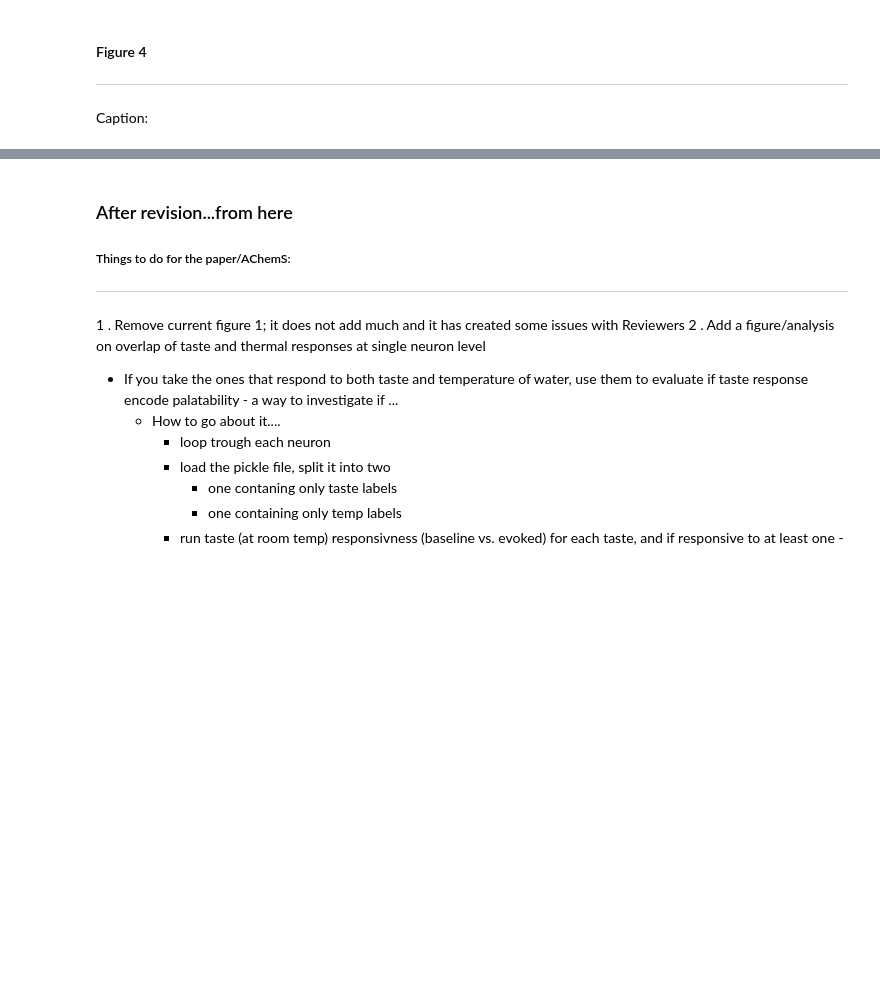
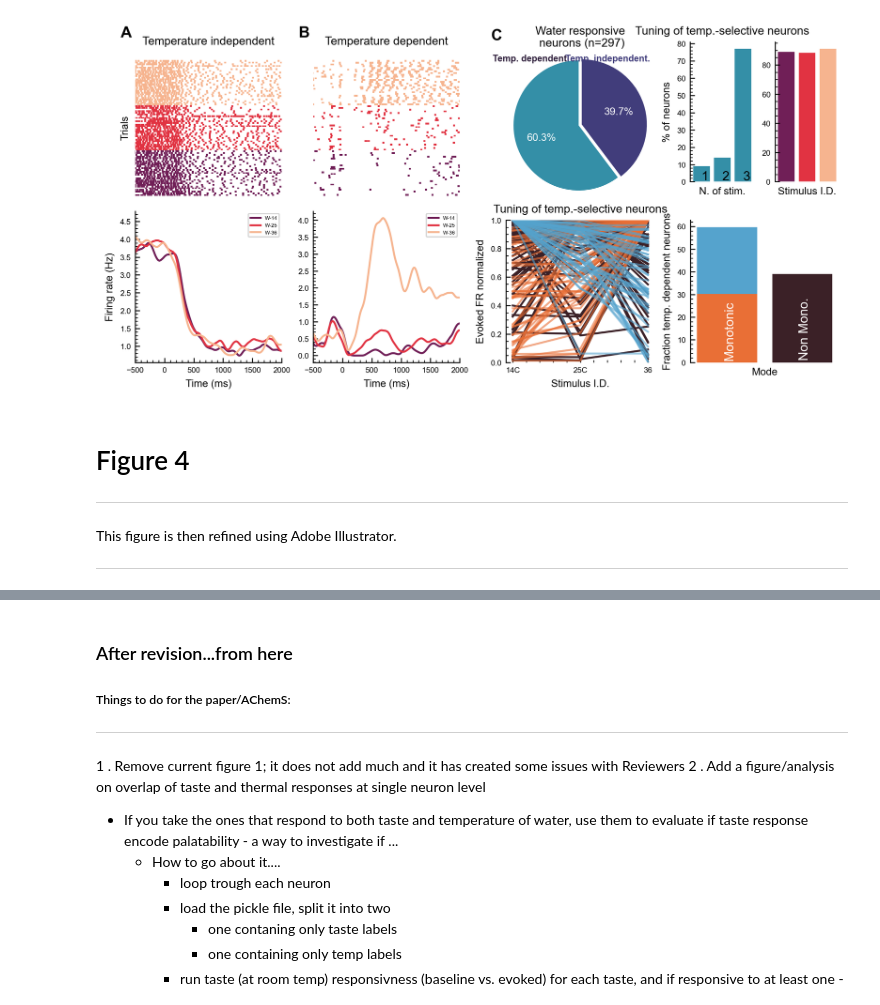
Before and after one commit to vincisLab/thermalGC, a Jupyter notebook: Bouaichi_Odegaard_Neese_Vincis.ipynb, the cells around one changed output, grey strips where cells are left out. Saved outputs shown, nothing was run; the diff lists cells and outputs as text; code cells hidden in the pictures; blank space fills up the shorter version.

```diff
--- a/Bouaichi_Odegaard_Neese_Vincis.ipynb
+++ b/Bouaichi_Odegaard_Neese_Vincis.ipynb
@@ -142,5 +137,2 @@ Figure_1G(three,three_one,three_two,three_three,min_Trial_3,
 
 Caption:
-# %%
-Main_Temp_Resp    = Main_Temp[(Main_Temp['resp_Cold_']==1) | (Main_Temp['resp_Hot_']==1) | (Main_Temp['resp_Room_']==1)]
-len(Main_Temp_Resp)
@@ -184,70 +156,53 @@ Caption:
 # %%
-import pandas as pd
-import pickle
-from Script2 import extr_responsivness_wilcoxon_and_tuning
-
-import numpy as np
-
-mouse          = 'CB303'
-Date           = '061722'
-fileName       = 'SU_Analysis/allN.pickle'
-
-df_allN        = pd.read_pickle(filePath/mouse/Date/fileName)
+fileName       = 'AllN_3A_1.pickle'
+df_allN        = pd.read_pickle(filePath/'Data'/fileName)
 df_allN_smooth = smooth_all_spike_trains(df_allN, 300)
 
 three,three_one,three_two,three_three,min_Trial_3 = snippet_fig2_2(df_allN,df_allN_smooth,neuron=4)
 
-mouse          = 'CB280'
-Date           = '121721'
-fileName       = 'SU_Analysis/allN.pickle'
-
-df_allN        = pd.read_pickle(filePath/mouse/Date/fileName)
+fileName       = 'AllN_3A_2.pickle'
+df_allN        = pd.read_pickle(filePath/'Data'/fileName)
 df_allN_smooth = smooth_all_spike_trains(df_allN, 300)
 
 four,four_one,four_two,four_three,min_Trial_4 = snippet_fig2_2(df_allN,df_allN_smooth,neuron=1)
-
-Fin_2 = extr_responsivness_wilcoxon_and_tuning(filePath)
-
-Main_Temp['T3_0'] = Fin_2[:,0]
-Main_Temp['T3_1'] = Fin_2[:,1]
-Main_Temp['T3_2'] = Fin_2[:,2]
-
-Main_Temp_Resp    = Main_Temp[(Main_Temp['resp_Cold_']==1) | (Main_Temp['resp_Hot_']==1) | (Main_Temp['resp_Room_']==1)]
 
 Resp_sel = Main_Temp_Resp[Main_Temp_Resp['flag_Temp']==True].reset_index()
 Resp_unsel = Main_Temp_Resp[Main_Temp_Resp['flag_Temp']==False]
 
 one_d =  100*(sum(Resp_sel[['resp_Cold_','resp_Room_','resp_Hot_']].T.sum()==1)/len(Resp_sel))
 two_d = 100*(sum(Resp_sel[['resp_Cold_','resp_Room_','resp_Hot_']].T.sum()==2)/len(Resp_sel))
 three_d = 100*(sum(Resp_sel[['resp_Cold_','resp_Room_','resp_Hot_']].T.sum()==3)/len(Resp_sel))
 
 cold_perc = 100*(Resp_sel[['resp_Cold_','resp_Room_','resp_Hot_']].sum()[0]/len(Resp_sel))
 room_perc = 100*(Resp_sel[['resp_Cold_','resp_Room_','resp_Hot_']].sum()[1]/len(Resp_sel))
 hot_perc = 100*(Resp_sel[['resp_Cold_','resp_Room_','resp_Hot_']].sum()[2]/len(Resp_sel))
 
 df_test = Resp_sel[['T3_0','T3_2','T3_1']]
 df_test_1  = df_test[(df_test['T3_0']<df_test['T3_2'])&(df_test['T3_2']<df_test['T3_1'])]
 df_test_11 = df_test[(df_test['T3_0']<df_test['T3_2'])&(df_test['T3_2']==df_test['T3_1'])]
 df_test_111= df_test[(df_test['T3_0']==df_test['T3_2'])&(df_test['T3_2']<df_test['T3_1'])]
 
 df_test_2  = df_test[(df_test['T3_0']>df_test['T3_2'])&(df_test['T3_2']>df_test['T3_1'])]
 df_test_22 = df_test[(df_test['T3_0']>df_test['T3_2'])&(df_test['T3_2']==df_test['T3_1'])]
 df_test_222= df_test[(df_test['T3_0']==df_test['T3_2'])&(df_test['T3_2']>df_test['T3_1'])]
 
 df_test_3 = df_test[(df_test['T3_0']>df_test['T3_2'])&(df_test['T3_2']<df_test['T3_1'])]
 df_test_4 = df_test[(df_test['T3_0']<df_test['T3_2'])&(df_test['T3_2']>df_test['T3_1'])]
 
-#Figure_3(three,three_one,three_two,three_three,min_Trial_3,
-#         four,four_one,four_two,four_three,min_Trial_4,
-#         len(Resp_sel),len(Resp_unsel),len(Main_Temp_Resp),
-#         one_d,two_d,three_d,
-#         cold_perc,room_perc,hot_perc,
-#         df_test_1,df_test_11,df_test_111,
-#         df_test_2,df_test_22,df_test_222,
-#         df_test_3,df_test_4)
+Figure_3(three,three_one,three_two,three_three,min_Trial_3,
+         four,four_one,four_two,four_three,min_Trial_4,
+         len(Resp_sel),len(Resp_unsel),len(Main_Temp_Resp),
+         one_d,two_d,three_d,
+         cold_perc,room_perc,hot_perc,
+         df_test_1,df_test_11,df_test_111,
+         df_test_2,df_test_22,df_test_222,
+         df_test_3,df_test_4)
+# %% [output]
+[figure, added]
 # %% [markdown]
 <a id='Figure4'></a>
-#### Figure 4
+# Figure 4
 ***
-Caption:
+This figure is then refined using Adobe Illustrator.
+***
 # %%
```
Also changed, not shown: parts of 49 cells of this notebook, 47 other files.
